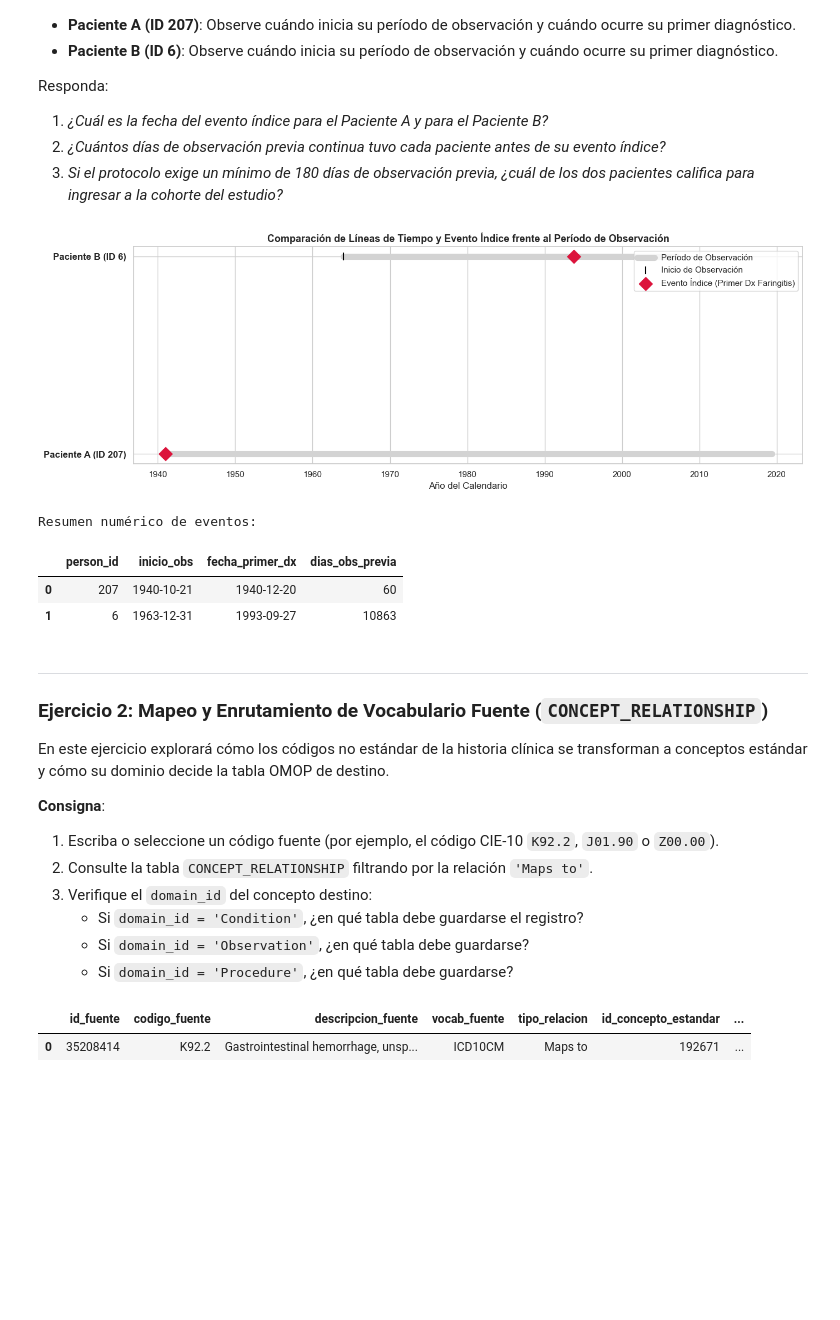
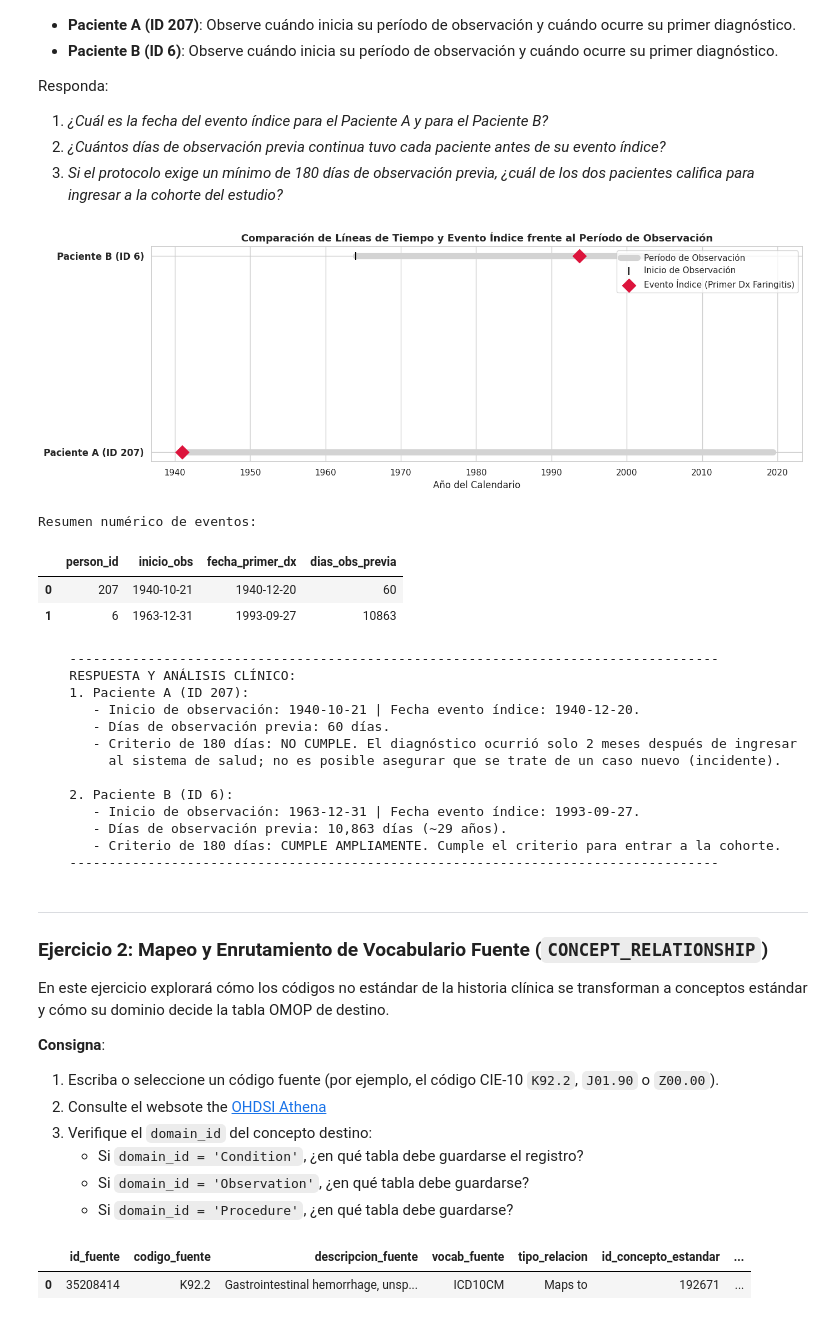
Before and after one commit to jdposada/diplomado_urosario, a Jupyter notebook: eunomia_omop_showcase_es.ipynb, the cells around one changed output. Drawn from its saved outputs; the diff is of its cells as text; code cells hidden in the pictures; blank space fills up the shorter version.

Commit message:
actualizacion link de athena

```diff
--- a/eunomia_omop_showcase_es.ipynb
+++ b/eunomia_omop_showcase_es.ipynb
@@ -675,7 +680,7 @@ Responda:
 # %%
 # @title Ejercicio 1: Gráfica de Línea de Tiempo y Evento Índice { display-mode: 'form' }
 # @markdown ### Ejecutar Visualización de Líneas de Tiempo (Paciente A vs. Paciente B)
-mostrar_solucion = False  # @param {type:"boolean"}
+mostrar_solucion = True  # @param {type:"boolean"}
 
 # Consultar datos de ambos pacientes para el diagnóstico de Faringitis (4112343)
 consulta_lineas = """
@@ -736,38 +741,51 @@ for idx, fila in df_ej1.iterrows():
         label='Evento Índice (Primer Dx Faringitis)' if idx == 0 else ""
     )
 
 ax.set_yticks([1, 2])
 ax.set_yticklabels(['Paciente A (ID 207)', 'Paciente B (ID 6)'], fontsize=12, fontweight='bold')
 ax.set_title('Comparación de Líneas de Tiempo y Evento Índice frente al Período de Observación', fontsize=13, fontweight='bold')
 ax.set_xlabel('Año del Calendario')
 ax.legend(loc='upper right', frameon=True)
 plt.tight_layout()
 plt.show()
 
 print("Resumen numérico de eventos:")
 display(df_ej1[['person_id', 'inicio_obs', 'fecha_primer_dx', 'dias_obs_previa']])
 
 if mostrar_solucion:
     print("""
     -----------------------------------------------------------------------------------
     RESPUESTA Y ANÁLISIS CLÍNICO:
     1. Paciente A (ID 207):
        - Inicio de observación: 1940-10-21 | Fecha evento índice: 1940-12-20.
        - Días de observación previa: 60 días.
        - Criterio de 180 días: NO CUMPLE. El diagnóstico ocurrió solo 2 meses después de ingresar
          al sistema de salud; no es posible asegurar que se trate de un caso nuevo (incidente).
 
     2. Paciente B (ID 6):
        - Inicio de observación: 1963-12-31 | Fecha evento índice: 1993-09-27.
        - Días de observación previa: 10,863 días (~29 años).
        - Criterio de 180 días: CUMPLE AMPLIAMENTE. Cumple el criterio para entrar a la cohorte.
     -----------------------------------------------------------------------------------""")
 # %% [output]
-[figure, old version]
+[figure, new version]
 Resumen numérico de eventos:
 |  | person_id | inicio_obs | fecha_primer_dx | dias_obs_previa |
 | 0 | 207 | 1940-10-21 | 1940-12-20 | 60 |
 | 1 | 6 | 1963-12-31 | 1993-09-27 | 10863 |
+    -----------------------------------------------------------------------------------
+    RESPUESTA Y ANÁLISIS CLÍNICO:
+    1. Paciente A (ID 207):
+       - Inicio de observación: 1940-10-21 | Fecha evento índice: 1940-12-20.
+       - Días de observación previa: 60 días.
+       - Criterio de 180 días: NO CUMPLE. El diagnóstico ocurrió solo 2 meses después de ingresar
+         al sistema de salud; no es posible asegurar que se trate de un caso nuevo (incidente).
+
+    2. Paciente B (ID 6):
+       - Inicio de observación: 1963-12-31 | Fecha evento índice: 1993-09-27.
+       - Días de observación previa: 10,863 días (~29 años).
+       - Criterio de 180 días: CUMPLE AMPLIAMENTE. Cumple el criterio para entrar a la cohorte.
+    -----------------------------------------------------------------------------------
 # %% [markdown]
 ---
 ### Ejercicio 2: Mapeo y Enrutamiento de Vocabulario Fuente (`CONCEPT_RELATIONSHIP`)
@@ -776,7 +794,7 @@ En este ejercicio explorará cómo los códigos no estándar de la historia clí
 
 **Consigna**:
 1. Escriba o seleccione un código fuente (por ejemplo, el código CIE-10 `K92.2`, `J01.90` o `Z00.00`).
-2. Consulte la tabla `CONCEPT_RELATIONSHIP` filtrando por la relación `'Maps to'`.
+2. Consulte el websote the [OHDSI Athena](https://athena.ohdsi.org)
 3. Verifique el `domain_id` del concepto destino:
    - Si `domain_id = 'Condition'`, ¿en qué tabla debe guardarse el registro?
    - Si `domain_id = 'Observation'`, ¿en qué tabla debe guardarse?
```
Also changed, not shown: parts of 3 cells of this notebook.
